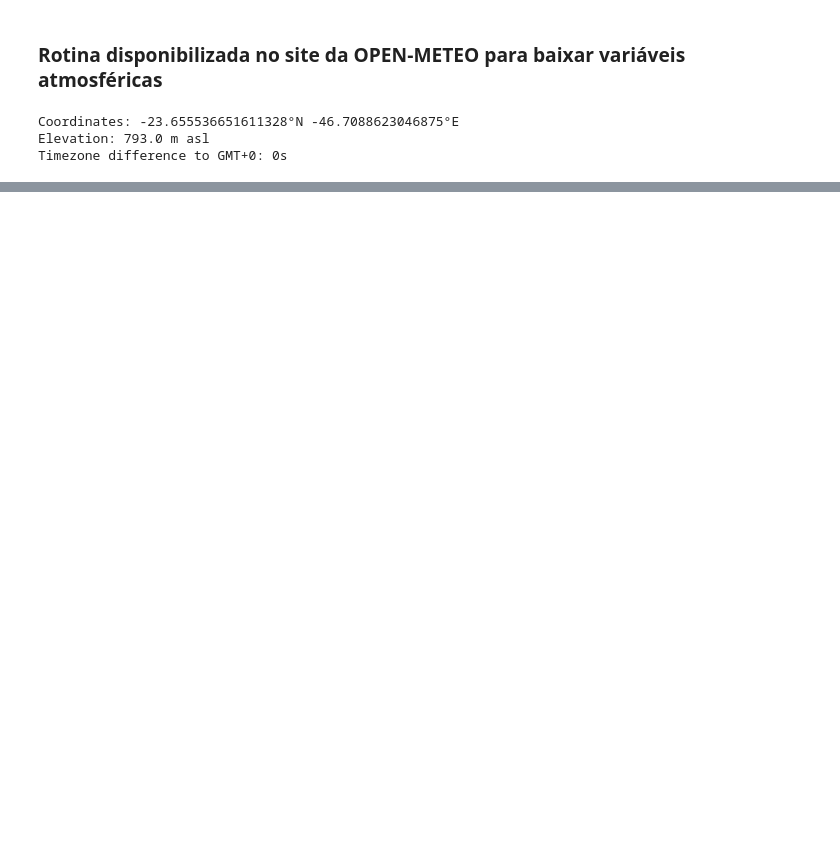
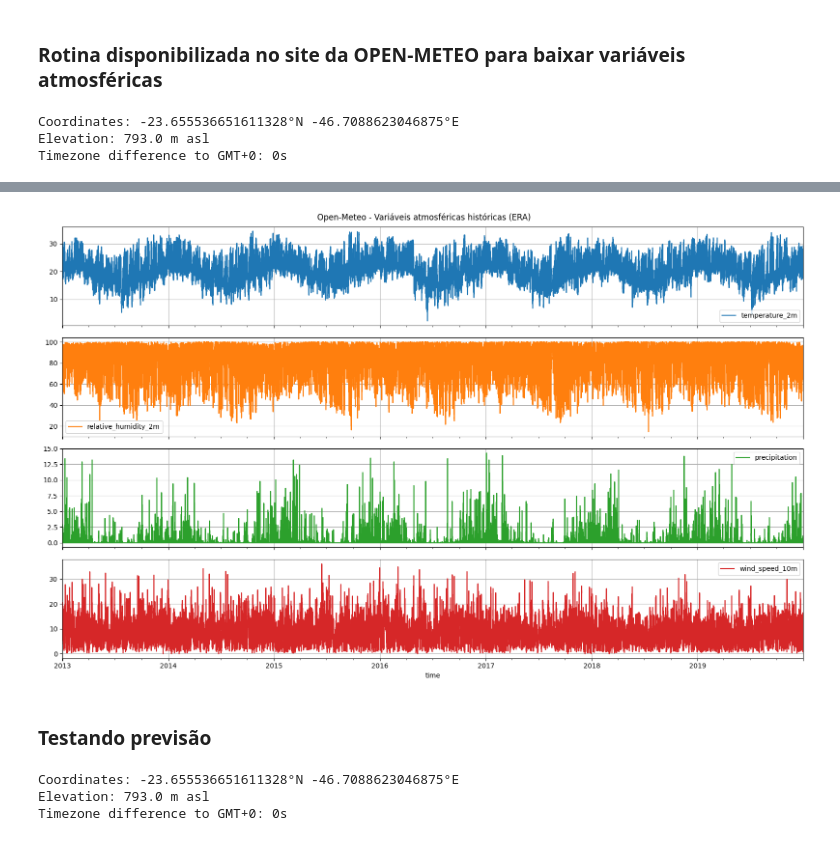
Before and after one commit to izabelcmn/respira_sp, a Jupyter notebook: notebook/izabelcmn_variaveis_atmosferica.ipynb, the cells around one changed output, grey strips where cells are left out. Saved outputs shown, nothing was run; the diff lists cells and outputs as text; code cells hidden in the pictures; blank space fills up the shorter version.

```diff
--- a/notebook/izabelcmn_variaveis_atmosferica.ipynb
+++ b/notebook/izabelcmn_variaveis_atmosferica.ipynb
@@ -194,0 +274,77 @@ plt.show()
+# %%
+# ORGANIZA DATAFRAME
+hourly_dataframe = hourly_dataframe.rename(columns={"date": "time"})
+
+# converter UTC para horário local de São Paulo
+hourly_dataframe["time"] = (
+    pd.to_datetime(hourly_dataframe["time"], utc=True)
+    .dt.tz_convert("America/Sao_Paulo")
+)
+
+hourly_dataframe = hourly_dataframe.set_index("time")
+hourly_dataframe = hourly_dataframe.sort_index()
+# %%
+# PLOTAR TODAS AS VARIÁVEIS
+hourly_dataframe.plot(
+    figsize=(16, 10),
+    subplots=True,
+    sharex=True,
+    grid=True,
+    title="Open-Meteo - Variáveis atmosféricas históricas (ERA)"
+)
+
+plt.tight_layout()
+plt.show()
+# %% [output]
+[figure, added]
+# %% [markdown]
+### Testando previsão
+# %%
+# Setup the Open-Meteo API client with cache and retry on error
+cache_session = requests_cache.CachedSession('.cache', expire_after = 3600)
+retry_session = retry(cache_session, retries = 5, backoff_factor = 0.2)
+openmeteo = openmeteo_requests.Client(session = retry_session)
+
+# Make sure all required weather variables are listed here
+# The order of variables in hourly or daily is important to assign them correctly below
+url = "https://api.open-meteo.com/v1/forecast"
+params = {
+	"latitude": -23.6473149,
+	"longitude": -46.6643635,
+	"hourly": ["temperature_2m", "relative_humidity_2m", "wind_speed_10m", "precipitation_probability"],
+	"forecast_days": 1,
+}
+responses = openmeteo.weather_api(url, params = params)
+
+# Process first location. Add a for-loop for multiple locations or weather models
+response = responses[0]
+print(f"Coordinates: {response.Latitude()}°N {response.Longitude()}°E")
+print(f"Elevation: {response.Elevation()} m asl")
+print(f"Timezone difference to GMT+0: {response.UtcOffsetSeconds()}s")
+
+# Process hourly data. The order of variables needs to be the same as requested.
+hourly = response.Hourly()
+hourly_temperature_2m = hourly.Variables(0).ValuesAsNumpy()
+hourly_relative_humidity_2m = hourly.Variables(1).ValuesAsNumpy()
+hourly_wind_speed_10m = hourly.Variables(2).ValuesAsNumpy()
+hourly_precipitation_probability = hourly.Variables(3).ValuesAsNumpy()
+
+hourly_data = {
+	"date": pd.date_range(
+		start = pd.to_datetime(hourly.Time(), unit = "s", utc = True),
+		end =  pd.to_datetime(hourly.TimeEnd(), unit = "s", utc = True),
+		freq = pd.Timedelta(seconds = hourly.Interval()),
+		inclusive = "left"
+	)
+}
+
+hourly_data["temperature_2m"] = hourly_temperature_2m
+hourly_data["relative_humidity_2m"] = hourly_relative_humidity_2m
+hourly_data["wind_speed_10m"] = hourly_wind_speed_10m
+hourly_data["precipitation_probability"] = hourly_precipitation_probability
+
+hourly_dataframe = pd.DataFrame(data = hourly_data)
+# %% [output]
+Coordinates: -23.655536651611328°N -46.7088623046875°E
+Elevation: 793.0 m asl
+Timezone difference to GMT+0: 0s
```
Also changed, not shown: parts of 11 cells of this notebook.
